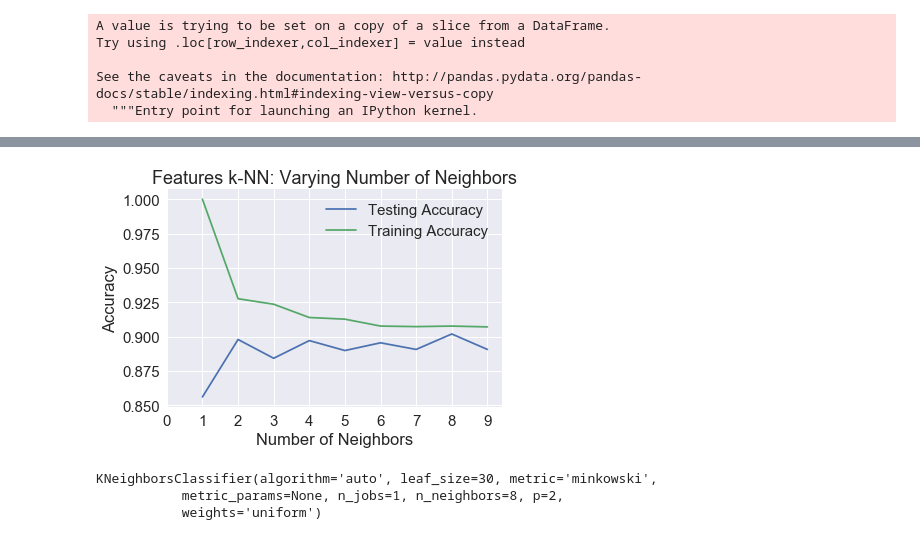
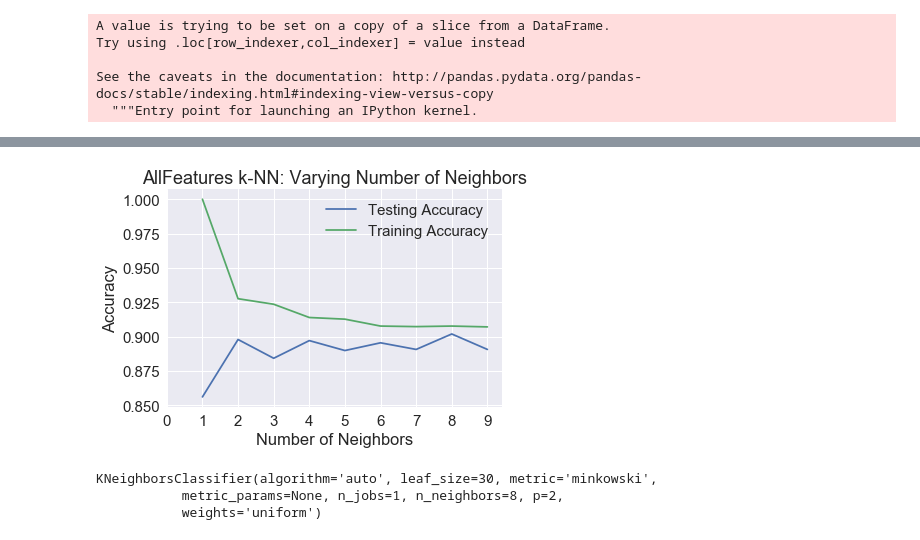
Before and after one commit to Sathya1412/SB-Capstone1, a Jupyter notebook: Capstone_Data_ML.ipynb, the cells around one changed output, grey strips where cells are left out. Drawn from its saved outputs; the diff is of its cells as text; code cells hidden in the pictures.

```diff
--- a/Capstone_Data_ML.ipynb
+++ b/Capstone_Data_ML.ipynb
@@ -119,24 +119,24 @@ X_train, X_test, y_train, y_test = train_test_split(X, y, test_size = .2, random
 # %%
 neighbors = np.arange(1, 10)
 train_accuracy = np.empty(len(neighbors))
 test_accuracy = np.empty(len(neighbors))
 
 for i, k in enumerate(neighbors):
     knn = KNeighborsClassifier(n_neighbors=k)
     knn.fit(X_train, y_train)
     train_accuracy[i] = knn.score(X_train, y_train)
     test_accuracy[i] = knn.score(X_test, y_test)
 
-plt.title('Features k-NN: Varying Number of Neighbors')
+plt.title('AllFeatures k-NN: Varying Number of Neighbors')
 plt.plot(neighbors, test_accuracy, label = 'Testing Accuracy')
 plt.plot(neighbors, train_accuracy, label = 'Training Accuracy')
 plt.legend()
 plt.xlabel('Number of Neighbors')
 plt.ylabel('Accuracy')
 plt.xticks(range(10))
 plt.show()
 # %% [output]
-[figure, old version]
+[figure, new version]
 # %%
 knn = KNeighborsClassifier(n_neighbors = 8)
 knn.fit(X_train, y_train)
```
Also changed, not shown: parts of 4 cells of this notebook, 9 other files.
